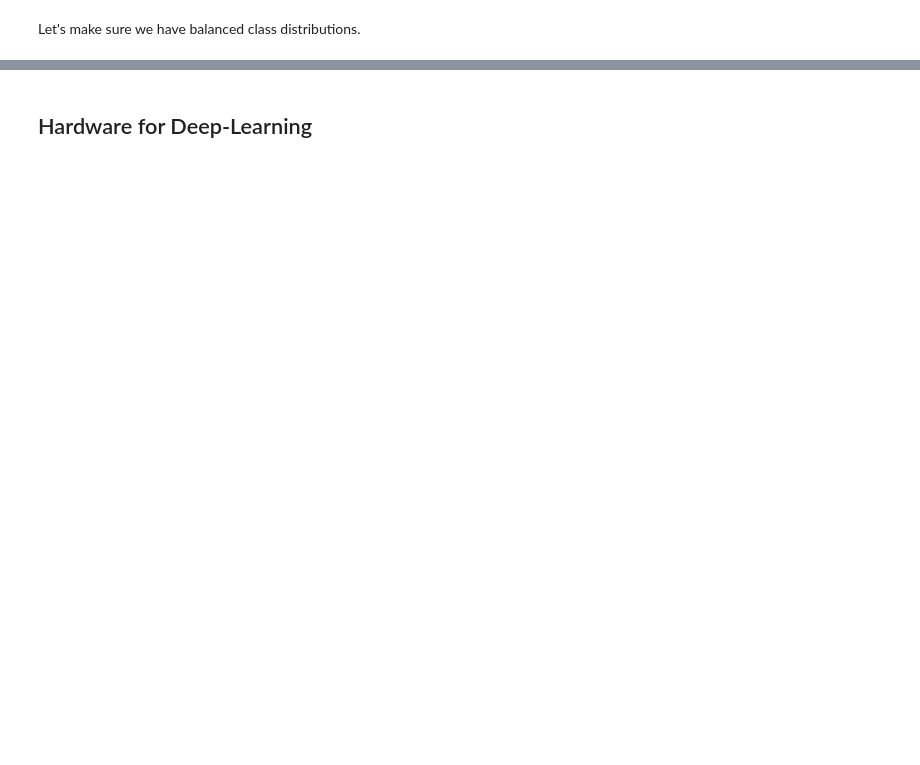
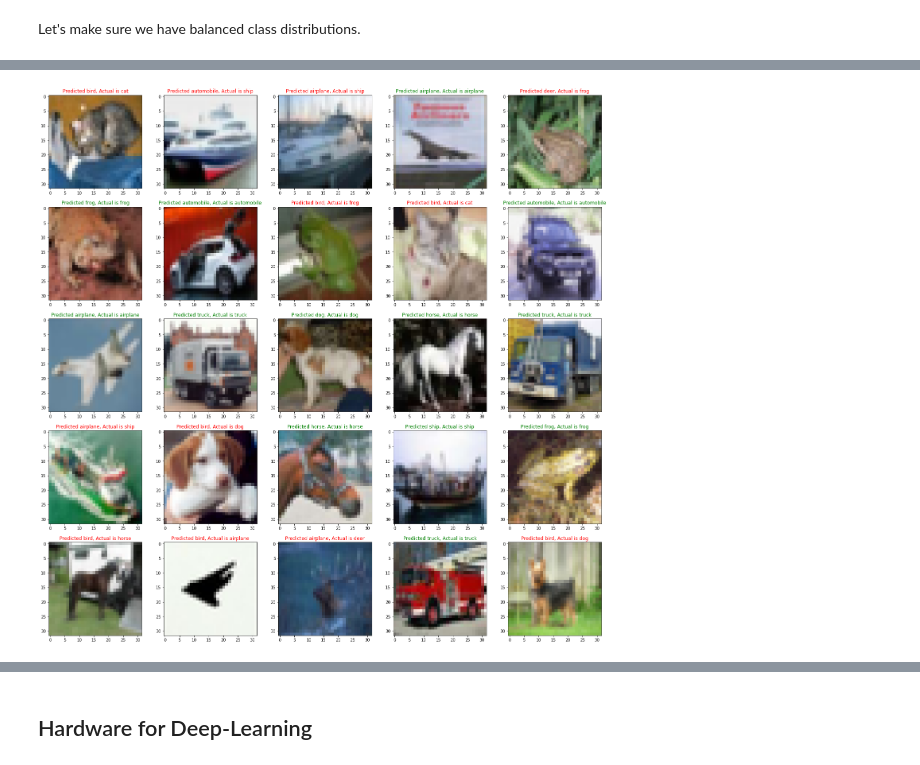
Before and after one commit to dlab-berkeley/Python-Deep-Learning-Legacy, a Jupyter notebook: lessons/02-Convolutional-Neural-Networks.ipynb, the cells around one changed output, grey strips where cells are left out. Saved outputs shown, nothing was run; the diff lists cells and outputs as text; code cells hidden in the pictures; blank space fills up the shorter version.

```diff
--- a/lessons/02-Convolutional-Neural-Networks.ipynb
+++ b/lessons/02-Convolutional-Neural-Networks.ipynb
@@ -276,0 +535,3 @@ vanilla_neural_network.add(layers.Dense())
+# %%
+convnet.add(layers.MaxPooling2D(pool_size=(2, 2),
+                               strides = None))
@@ -276,0 +602,7 @@ vanilla_neural_network.add(layers.Dense())
+# %%
+plot_wrong_predictions(x_transform_three_dim,
+                      convnet,
+                      x_test,
+                      y_test)
+# %% [output]
+[figure, added]
```
Also changed, not shown: parts of 60 cells of this notebook.
